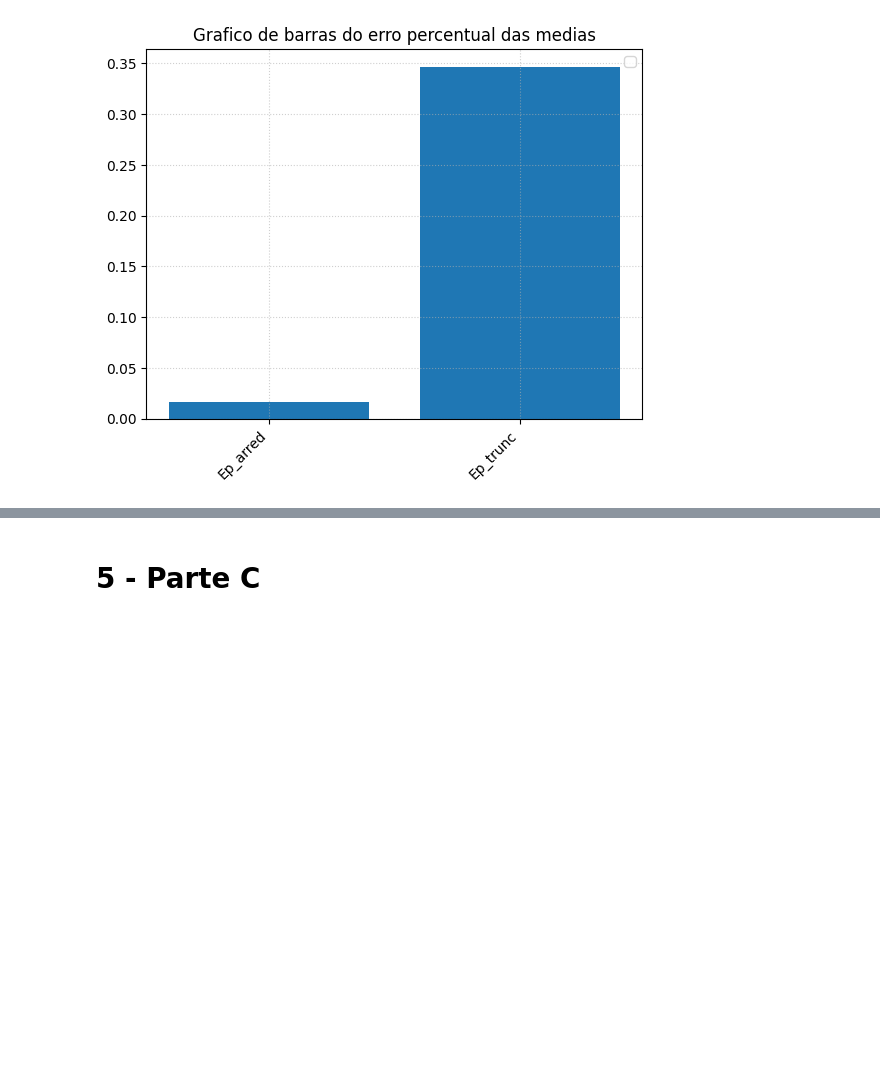
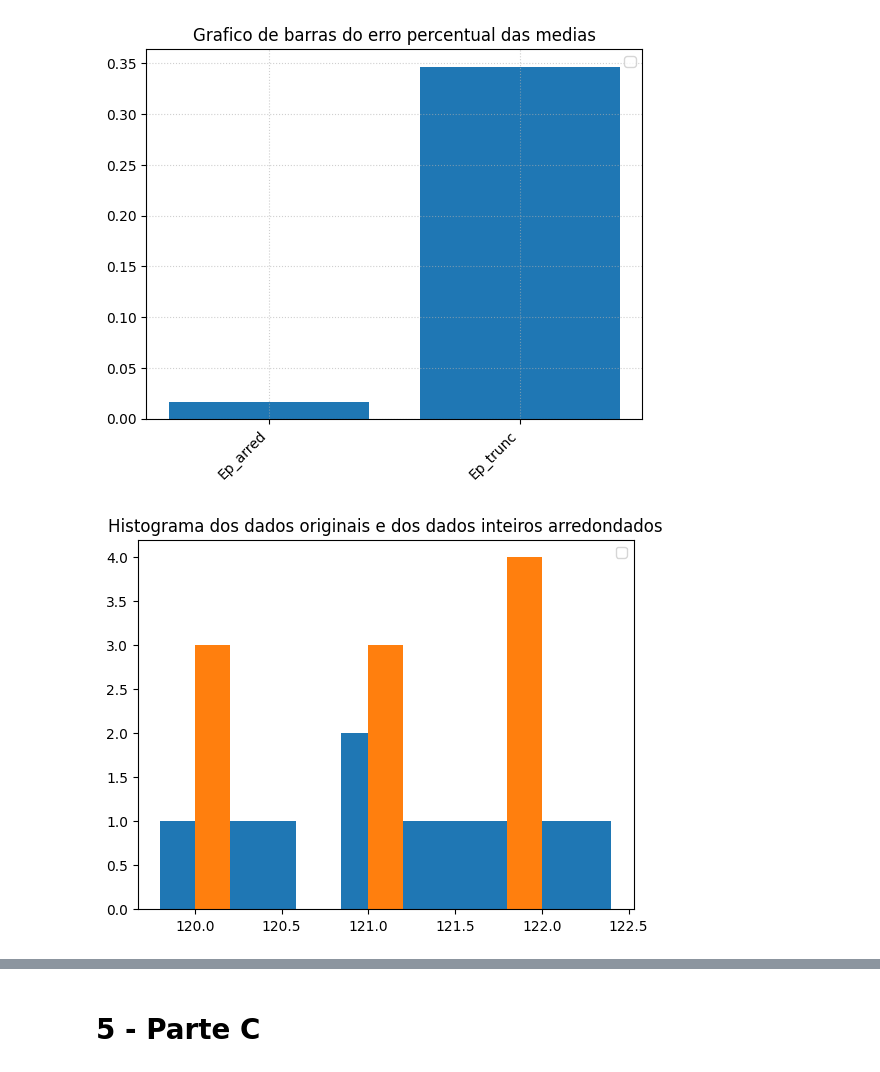
Before and after one commit to Brunolms11/Calc_Numerico, a Jupyter notebook: Atividade_1.ipynb, the cells around one changed output, grey strips where cells are left out. Saved outputs shown, nothing was run; the diff lists cells and outputs as text; code cells hidden in the pictures; blank space fills up the shorter version.

```diff
--- a/Atividade_1.ipynb
+++ b/Atividade_1.ipynb
@@ -266,3 +266,16 @@ plt.legend()
 plt.show()
 # %% [output]
 [figure]
+# %%
+#Histograma dos dados originais e dos dados inteiros arredondados
+
+plt.hist(dados_originais)
+plt.hist(dados_arredondandos)
+
+plt.title("Histograma dos dados originais e dos dados inteiros arredondados")
+nomes_hist = ['Dados originais', 'Dados arredondados']
+
+plt.legend()
+plt.show()
+# %% [output]
+[figure, added]
```
Also changed, not shown: parts of 4 cells of this notebook.
